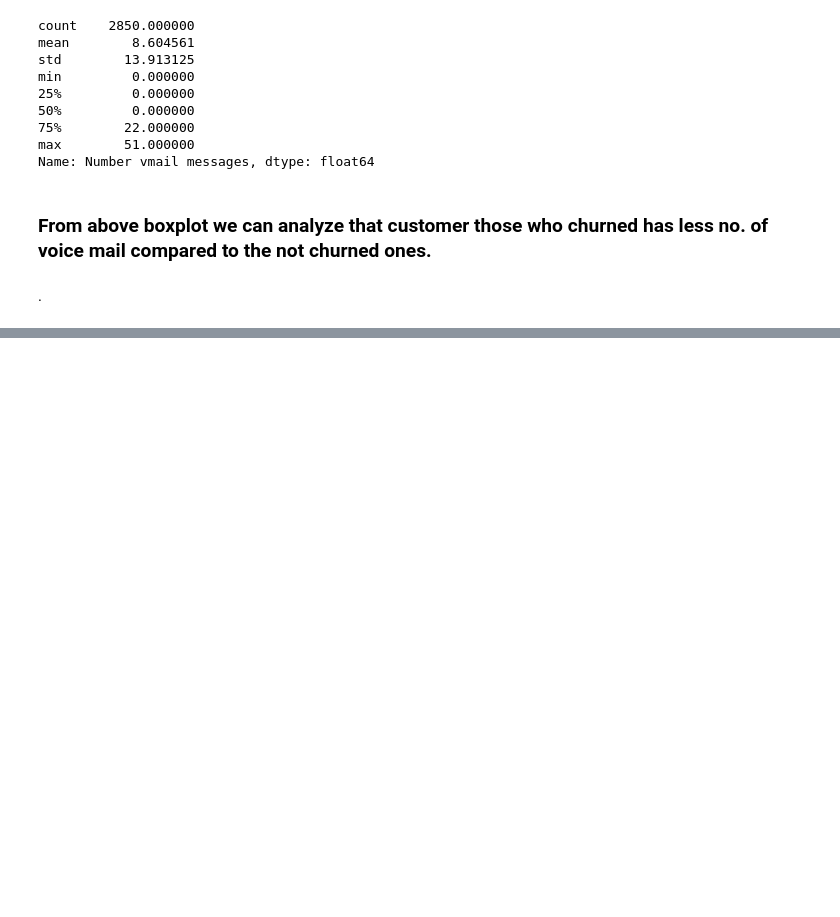
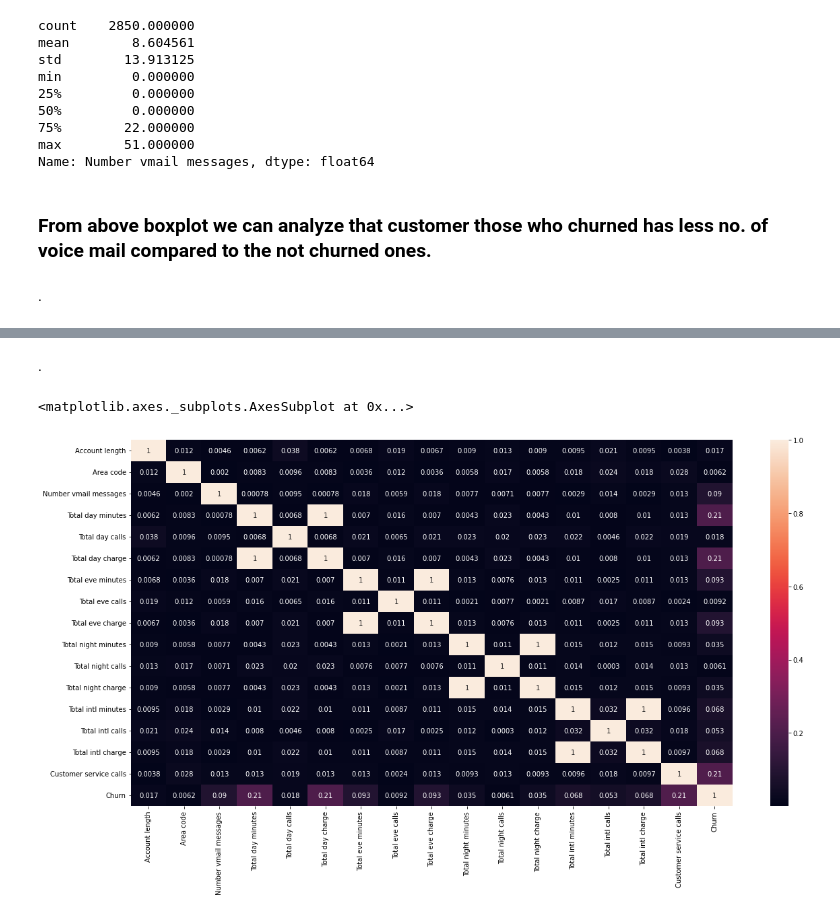
Before and after one commit to Harshjyot-Singh-Chawla/Exploratory-Data-Analysis-of-churn-dataset, a Jupyter notebook: capstone_project_1_(telecom_churn)_(4).ipynb, the cells around one changed output, grey strips where cells are left out. Saved outputs shown, nothing was run; the diff lists cells and outputs as text; code cells hidden in the pictures; blank space fills up the shorter version.

```diff
--- a/capstone_project_1_(telecom_churn)_(4).ipynb
+++ b/capstone_project_1_(telecom_churn)_(4).ipynb
@@ -378,0 +405,10 @@ Name: Number vmail messages, dtype: float64
+# %% [markdown]
+.
+# %%
+# above data can also the diplayed in more detailed and colourful way by below code
+plt.figure(figsize=(20,10))
+churn_heatmap=churn_df.corr()
+sns.heatmap(abs(churn_heatmap),annot=True)
+# %% [output]
+<matplotlib.axes._subplots.AxesSubplot at 0x...>
+[figure, added]
```
Also changed, not shown: parts of 17 cells of this notebook.
